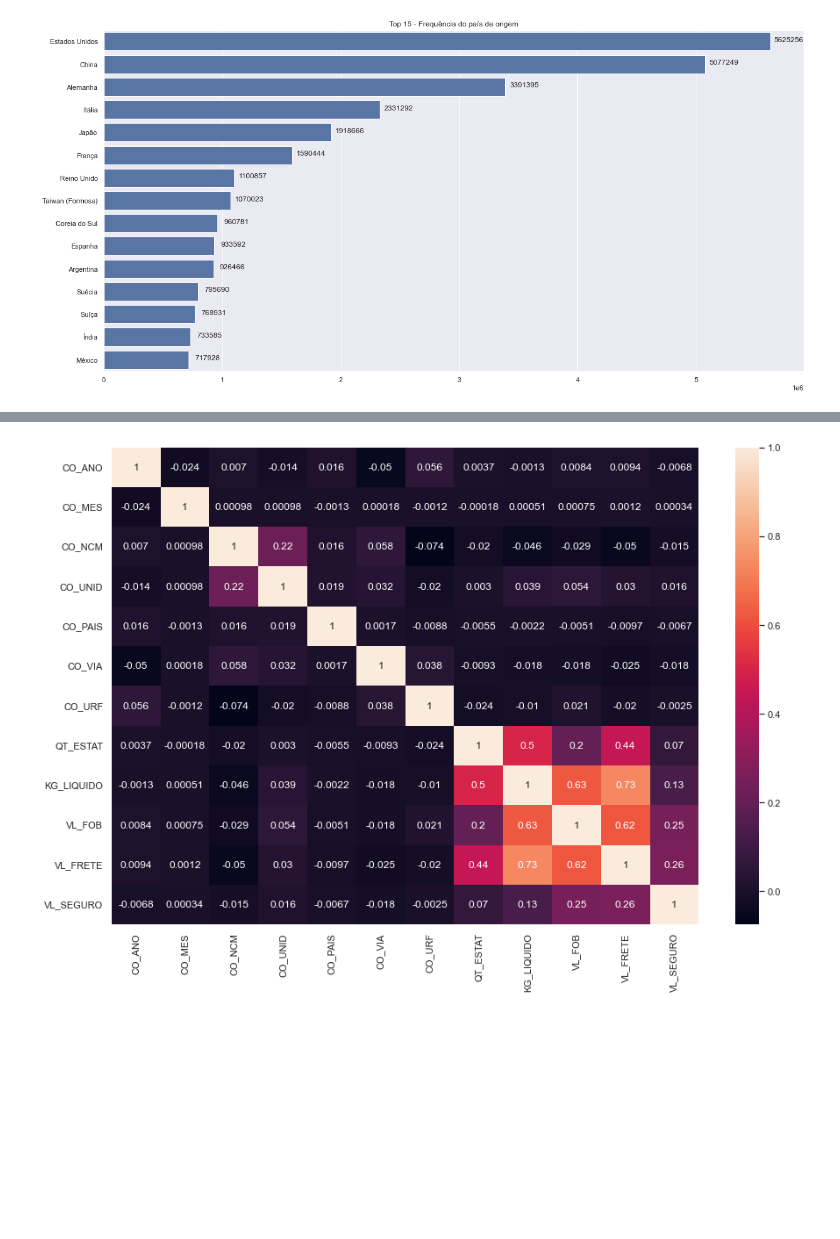
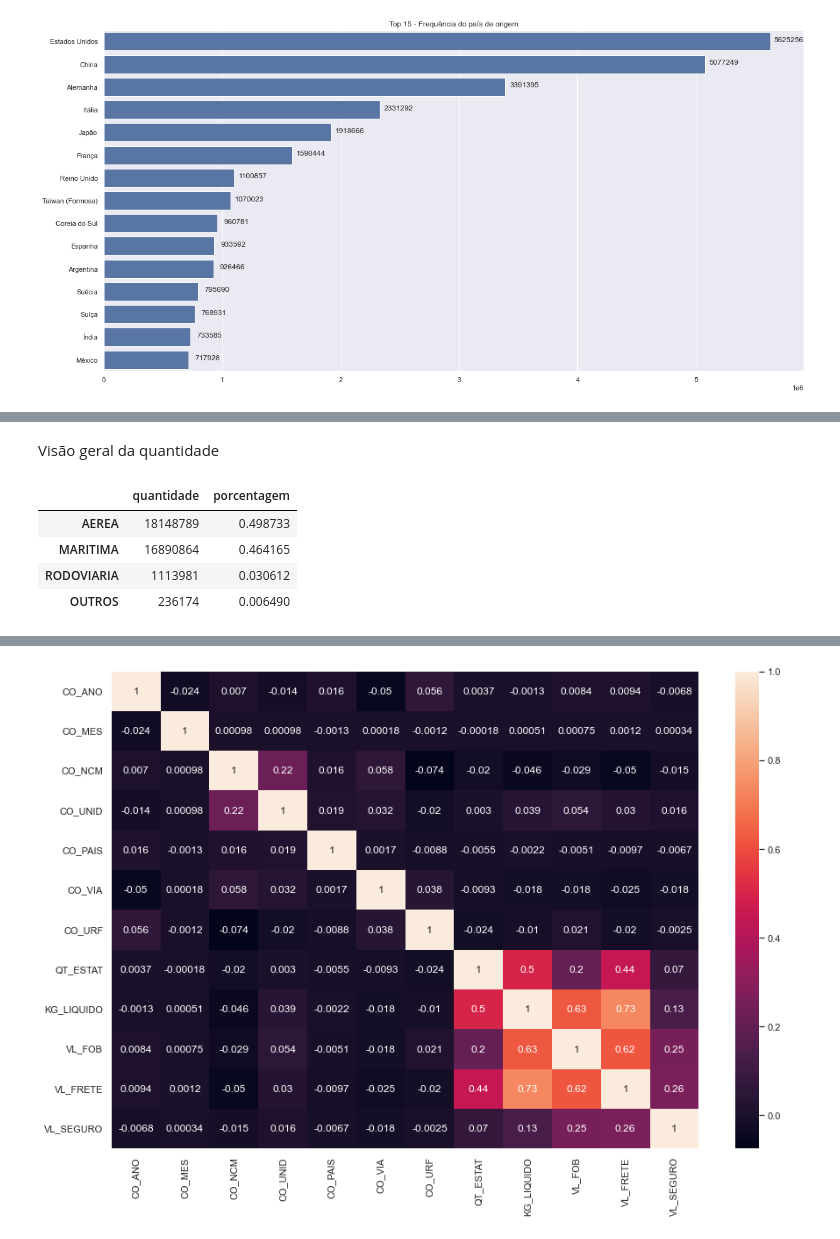
Before and after one commit to Migliorin/Comex-Data-Analysis, a Jupyter notebook: notebooks/analise_dados.ipynb, the cells around one changed output, grey strips where cells are left out. Drawn from its saved outputs; the diff is of its cells as text; code cells hidden in the pictures; blank space fills up the shorter version.

```diff
--- a/notebooks/analise_dados.ipynb
+++ b/notebooks/analise_dados.ipynb
@@ -185,0 +287,17 @@ plt.show()
+# %% [markdown]
+Visão geral da quantidade
+# %%
+# Ajustes do dataframe
+
+vias = pd.DataFrame(count)
+vias.rename({'NO_VIA':'quantidade'},axis=1,inplace=True)
+
+vias['porcentagem'] = vias.quantidade.apply(lambda x: x/total)
+
+vias
+# %% [output]
+|  | quantidade | porcentagem |
+| AEREA | 18148789 | 0.498733 |
+| MARITIMA | 16890864 | 0.464165 |
+| RODOVIARIA | 1113981 | 0.030612 |
+| OUTROS | 236174 | 0.006490 |
```
Also changed, not shown: parts of 28 cells of this notebook.
